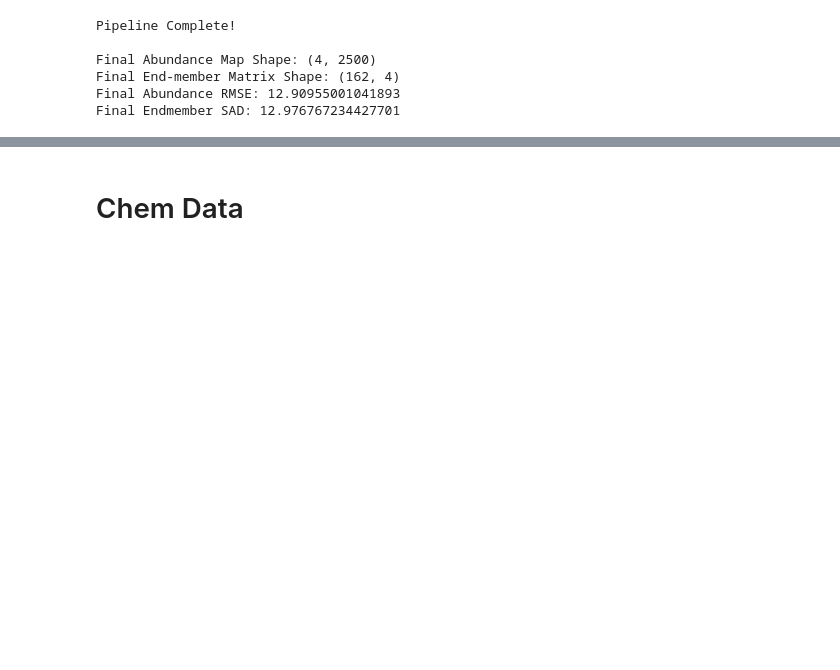
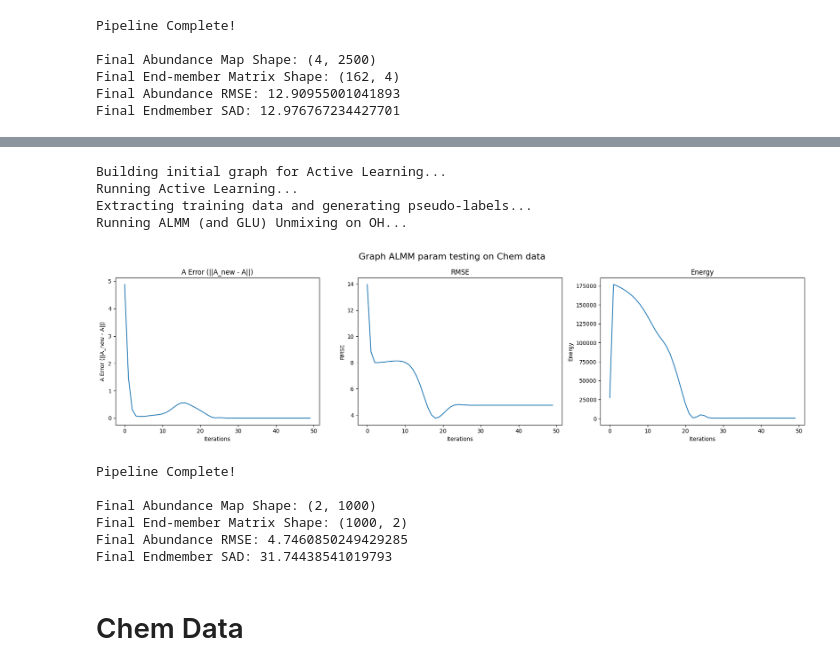
Before and after one commit to mtyler1059/Nearly-Blind-Hyperspectral-Unmixing, a Jupyter notebook: plot_testing.ipynb, the cells around one changed output, grey strips where cells are left out. Drawn from its saved outputs; the diff is of its cells as text; code cells hidden in the pictures; blank space fills up the shorter version.

Commit message:
Added param search for Graph ALMM

```diff
--- a/plot_testing.ipynb
+++ b/plot_testing.ipynb
@@ -2315,0 +2485,2 @@ Final Endmember SAD: 12.976767234427701
+# %%
+X_chem, S_gt_chem, A_gt_chem = load_data(name = 'synth_chem_data.npy', typename = 'chem')
@@ -2315,0 +2502,13 @@ Final Endmember SAD: 12.976767234427701
+# %%
+import time
+t0 = time.time()
+
+samples = 1000
+iters = 50
+alpha = (1e-3 + 1e-2)/2
+beta = (1e-3 + 1e-2)/2
+gamma = (1e-3 + 1e-2)/2
+eta = (1e-3 + 1e-2)/2
+
+min_RMSE(X=X_chem, S=S_gt_chem, A=A_gt_chem, N=samples, maxIter=iters, alpha=alpha, beta=beta, gamma=gamma, eta=eta, M_total_0=int(0.004*samples), m_0=2, xi_0=1e-2, OH_labels=True)
+print("Single run time:", time.time() - t0)
@@ -2316,3 +2536,25 @@ Final Endmember SAD: 12.976767234427701
+# %%
+# Cross reference to see if it actually matches
+alpha_0 = 5.5e-7
+xi_0 = 1e-1
+
+A_f_p_g_almm, S_f_p_g_almm, A_rmse_p_g_almm, S_rmse_p_g_almm = run_unmixing_pipeline_example2(X = X_chem, A_gt = A_gt_chem, S_gt = S_gt_chem, N = samples,
+                                                                                              alpha = alpha_0, beta = beta, gamma = gamma, eta = eta, maxIter = iters,
+                                                                                              M_total_0 = 4, m_0 = 2, xi_0 = xi_0,
+                                                                                              OH_labels = True, print_bool = True,
+                                                                                              A_error = True, RMSE_plot = True, Energy_plot = True, title_0 = "Graph ALMM param testing on Chem data")
+# %% [output]
+Building initial graph for Active Learning...
+Running Active Learning...
+Extracting training data and generating pseudo-labels...
+Running ALMM (and GLU) Unmixing on OH...
+[figure, added]
+Pipeline Complete!
+
+Final Abundance Map Shape: (2, 1000)
+Final End-member Matrix Shape: (1000, 2)
+Final Abundance RMSE: 4.7460850249429285
+Final Endmember SAD: 31.74438541019793
 # %% [markdown]
 # Chem Data
 # %%
```
Also changed, not shown: parts of 16 cells of this notebook, 1 other file.
